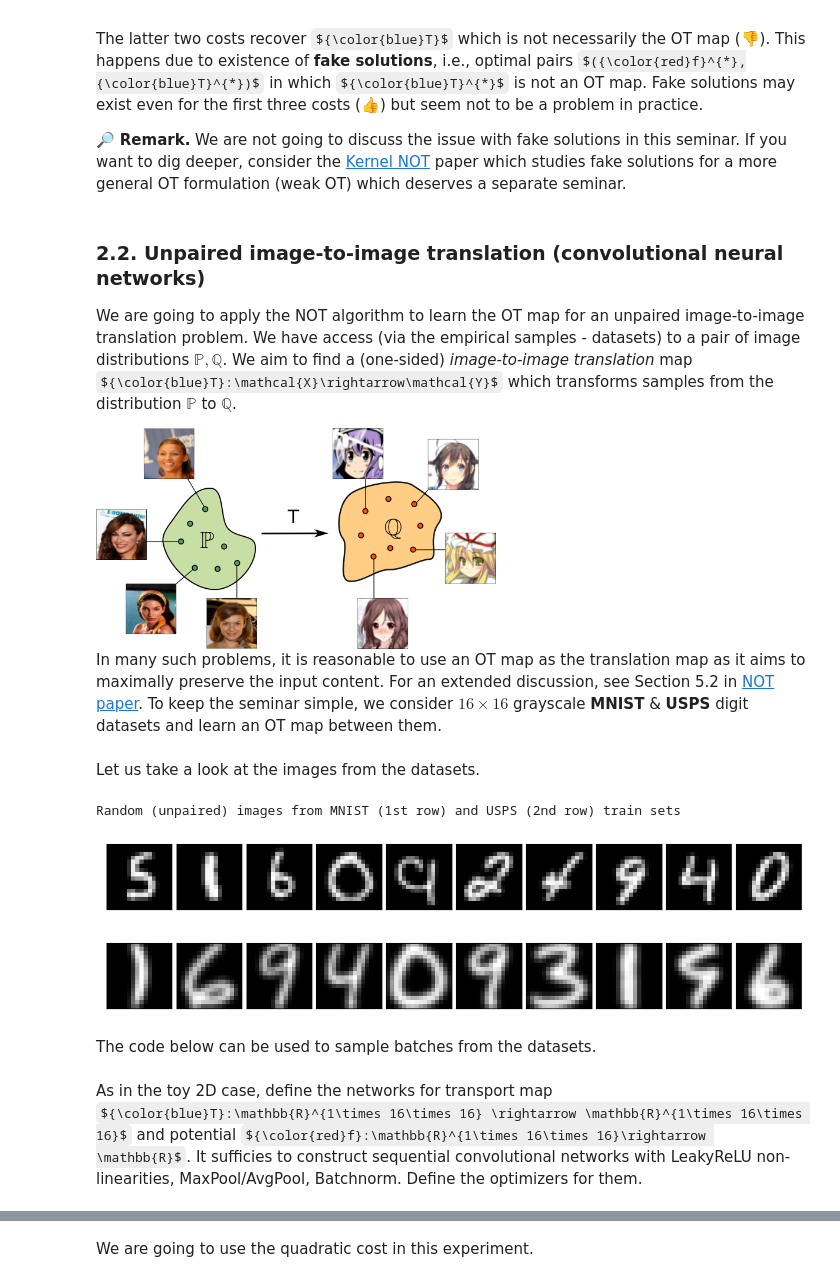
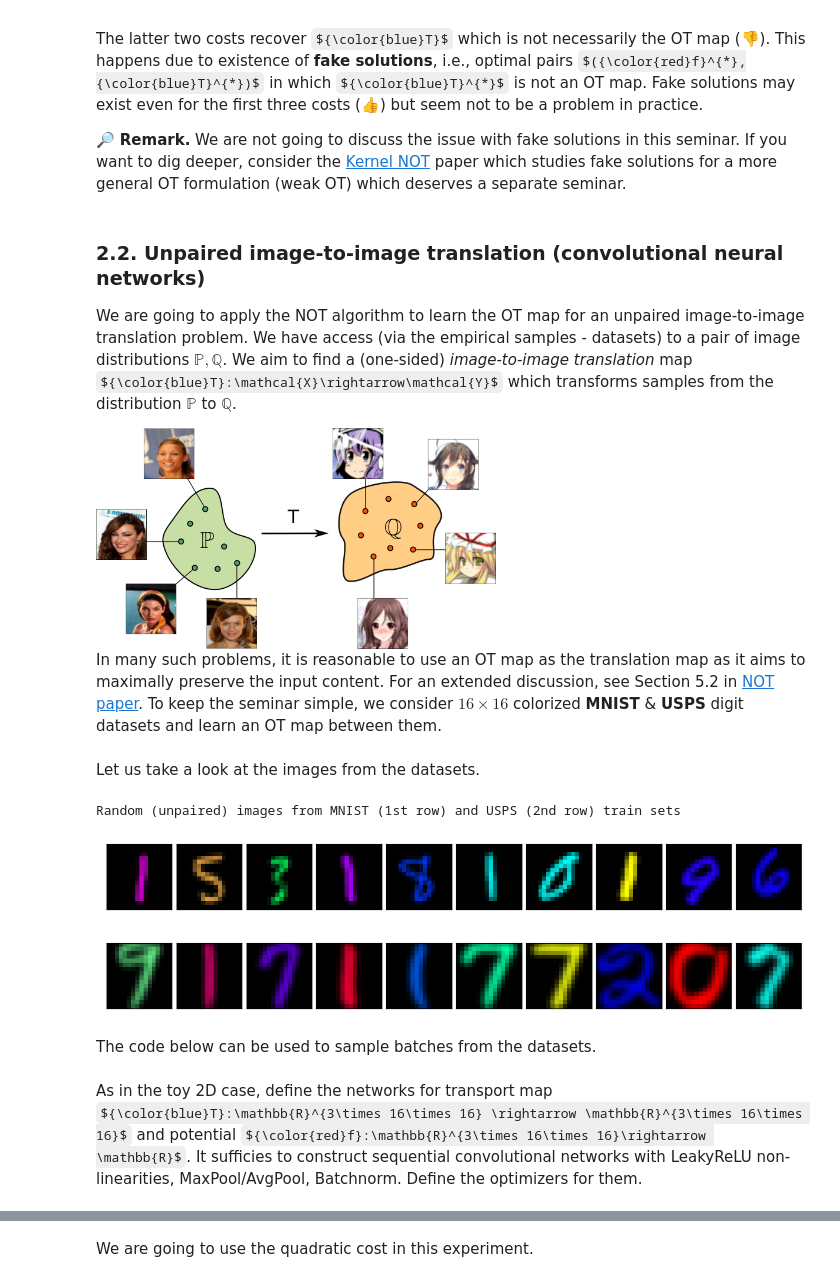
Before and after one commit to iamalexkorotin/NeuralOptimalTransport, a Jupyter notebook: seminars/NOT_seminar_strong_solutions.ipynb, the cells around one changed output, grey strips where cells are left out. Drawn from its saved outputs; the diff is of its cells as text; code cells hidden in the pictures; some formulas as TeX source.

Commit message:
Added colored datasets, fixed minor typos

```diff
--- a/seminars/NOT_seminar_strong_solutions.ipynb
+++ b/seminars/NOT_seminar_strong_solutions.ipynb
@@ -225,12 +225,23 @@ We are going to apply the NOT algorithm to learn the OT map for an unpaired imag
 
 <img width=400 src=" embedded-picture-1">
 
-In many such problems, it is reasonable to use an OT map as the translation map as it aims to maximally preserve the input content. For an extended discussion, see Section 5.2 in [NOT paper](https://arxiv.org/abs/2201.12220). To keep the seminar simple, we consider $16\times 16$ grayscale **MNIST** & **USPS** digit datasets and learn an OT map between them.
+In many such problems, it is reasonable to use an OT map as the translation map as it aims to maximally preserve the input content. For an extended discussion, see Section 5.2 in [NOT paper](https://arxiv.org/abs/2201.12220). To keep the seminar simple, we consider $16\times 16$ colorized **MNIST** & **USPS** digit datasets and learn an OT map between them.
 # %%
 BATCH_SIZE = 64
+
+def random_color(im):
+    hue = 360*np.random.rand()
+    d = (im *(hue%60)/60)
+    im_min, im_inc, im_dec = torch.zeros_like(im), d, im - d
+    c_im = torch.zeros((3, im.shape[1], im.shape[2]))
+    H = round(hue/60) % 6
+    cmap = [[0, 3, 2], [2, 0, 3], [1, 0, 3], [1, 2, 0], [3, 1, 0], [0, 1, 2]]
+    return torch.cat((im, im_min, im_dec, im_inc), dim=0)[cmap[H]]
+
 TRANSFORM = transforms.Compose([
     transforms.Resize(16),
     transforms.ToTensor(),
+    random_color,
     transforms.Normalize([0.5],[0.5])
 ])
 
@@ -258,18 +269,18 @@ Let us take a look at the images from the datasets.
 # %%
 def plot_images(batch):
     fig, axes = plt.subplots(1, 10, figsize=(10, 1), dpi=100)
     for i in range(10):
-        axes[i].imshow(batch[i, 0], cmap='gray')
+        axes[i].imshow(batch[i].mul(0.5).add(0.5).clip(0,1).permute(1,2,0))
         axes[i].set_xticks([]); axes[i].set_yticks([])
     fig.tight_layout(pad=0.1)
 
 print('Random (unpaired) images from MNIST (1st row) and USPS (2nd row) train sets')
 plot_images(next(iter(mnist_loader))[0])
 plot_images(next(iter(usps_loader))[0])
 # %% [output]
 Random (unpaired) images from MNIST (1st row) and USPS (2nd row) train sets
-[figure, old version]
+[figure, new version]
-[figure, old version]
+[figure, new version]
 # %% [markdown]
 The code below can be used to sample batches from the datasets.
 # %%
@@ -291,6 +302,6 @@ def sample_usps():
         iter_usps = iter(usps_loader)
         return next(iter_usps)[0]
 # %% [markdown]
-As in the toy 2D case, define the networks for transport map ${\color{blue}T}:\mathbb{R}^{1\times 16\times 16} \rightarrow \mathbb{R}^{1\times 16\times 16}$ and potential ${\color{red}f}:\mathbb{R}^{1\times 16\times 16}\rightarrow \mathbb{R}$. It sufficies to construct sequential convolutional networks with LeakyReLU non-linearities, MaxPool/AvgPool, Batchnorm. Define the optimizers for them.
+As in the toy 2D case, define the networks for transport map ${\color{blue}T}:\mathbb{R}^{3\times 16\times 16} \rightarrow \mathbb{R}^{3\times 16\times 16}$ and potential ${\color{red}f}:\mathbb{R}^{3\times 16\times 16}\rightarrow \mathbb{R}$. It sufficies to construct sequential convolutional networks with LeakyReLU non-linearities, MaxPool/AvgPool, Batchnorm. Define the optimizers for them.
 # %%
 T = nn.Sequential(
```
Also changed, not shown: parts of 5 cells of this notebook, 3 other files.
